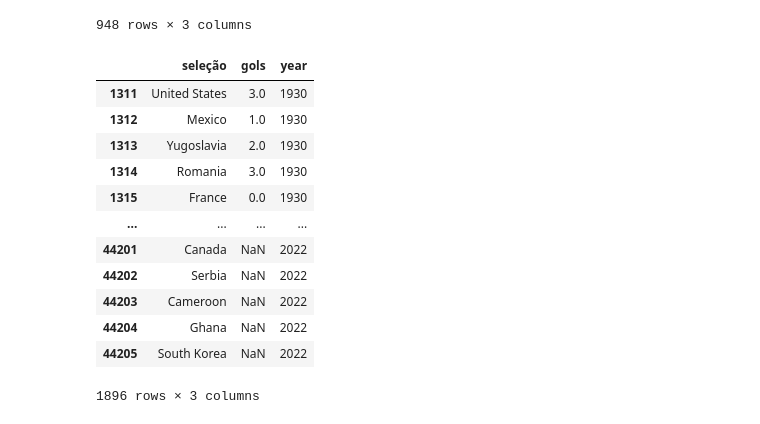
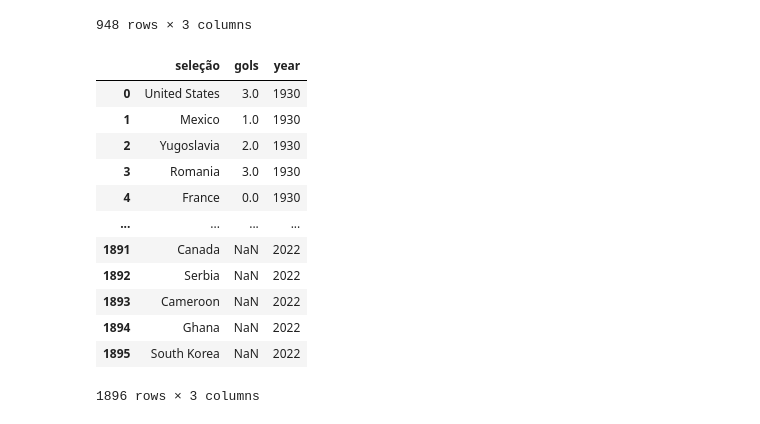
Before and after one commit to Hugox96/Analise_Copas, a Jupyter notebook: Copa_do_Mundo.ipynb, the cells around one changed output. Saved outputs shown, nothing was run; the diff lists cells and outputs as text; code cells hidden in the pictures.

```diff
--- a/Copa_do_Mundo.ipynb
+++ b/Copa_do_Mundo.ipynb
@@ -229,19 +229,19 @@ gols_casa
 948 rows × 3 columns
 # %%
 # concatenando os dataframes agora com as colunas com os nomes renomeados
-scores = pd.concat([gols_fora, gols_casa])
-scores
+gols_fifa = pd.concat([gols_fora, gols_casa]).reset_index(drop=True)
+gols_fifa
 # %% [output]
 |  | seleção | gols | year |
-| 1311 | United States | 3.0 | 1930 |
-| 1312 | Mexico | 1.0 | 1930 |
-| 1313 | Yugoslavia | 2.0 | 1930 |
-| 1314 | Romania | 3.0 | 1930 |
-| 1315 | France | 0.0 | 1930 |
+| 0 | United States | 3.0 | 1930 |
+| 1 | Mexico | 1.0 | 1930 |
+| 2 | Yugoslavia | 2.0 | 1930 |
+| 3 | Romania | 3.0 | 1930 |
+| 4 | France | 0.0 | 1930 |
 | ... | ... | ... | ... |
-| 44201 | Canada | NaN | 2022 |
-| 44202 | Serbia | NaN | 2022 |
-| 44203 | Cameroon | NaN | 2022 |
-| 44204 | Ghana | NaN | 2022 |
-| 44205 | South Korea | NaN | 2022 |
+| 1891 | Canada | NaN | 2022 |
+| 1892 | Serbia | NaN | 2022 |
+| 1893 | Cameroon | NaN | 2022 |
+| 1894 | Ghana | NaN | 2022 |
+| 1895 | South Korea | NaN | 2022 |
 1896 rows × 3 columns
```
Also changed, not shown: parts of 6 cells of this notebook.
